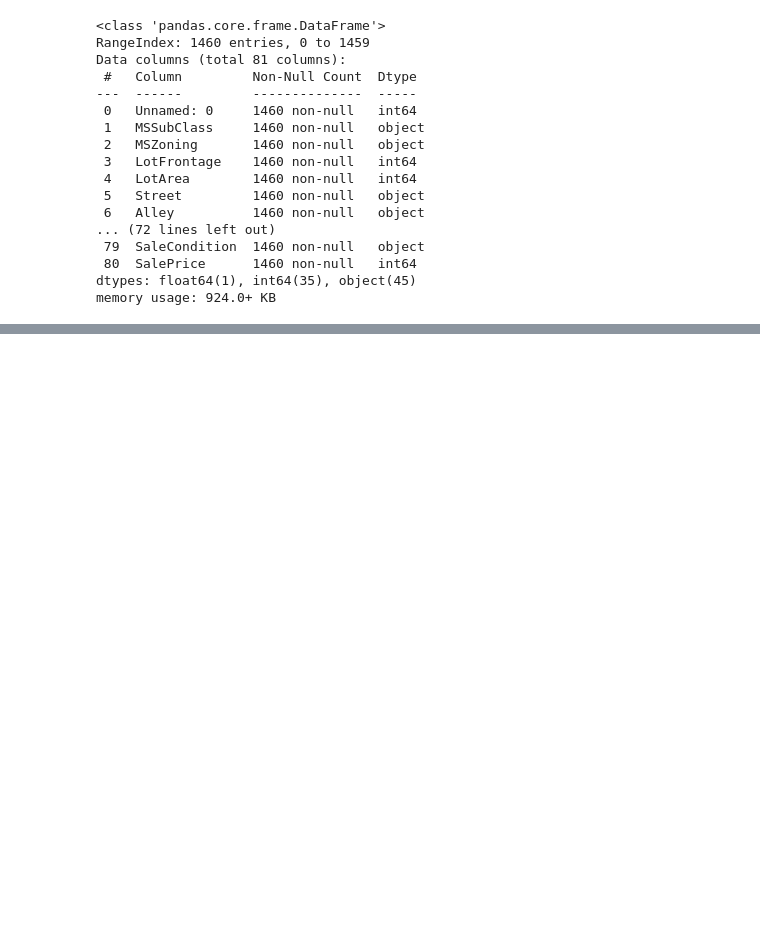
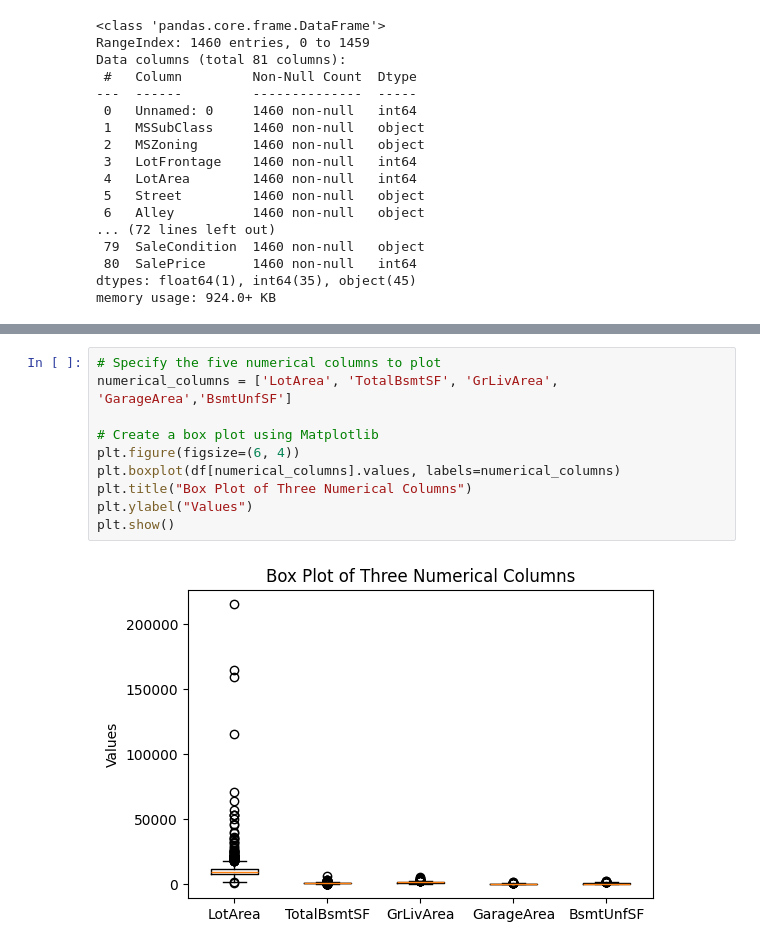
Before and after one commit to bhp001/project3_EDA, a Jupyter notebook: project3 jupiter file.ipynb, the cells around one changed output, grey strips where cells are left out. Cells and saved outputs as stored; diff of their text form; blank space fills up the shorter version.

```diff
--- a/project3 jupiter file.ipynb
+++ b/project3 jupiter file.ipynb
@@ -92 +122,13 @@ memory usage: 924.0+ KB
+# %%
+# Specify the five numerical columns to plot
+numerical_columns = ['LotArea', 'TotalBsmtSF', 'GrLivArea', 'GarageArea','BsmtUnfSF']
+
+# Create a box plot using Matplotlib
+plt.figure(figsize=(6, 4))
+plt.boxplot(df[numerical_columns].values, labels=numerical_columns)
+plt.title("Box Plot of Three Numerical Columns")
+plt.ylabel("Values")
+plt.show()
+# %% [output]
+[figure, added]
 # %%
```
Also changed, not shown: parts of 13 cells of this notebook.
